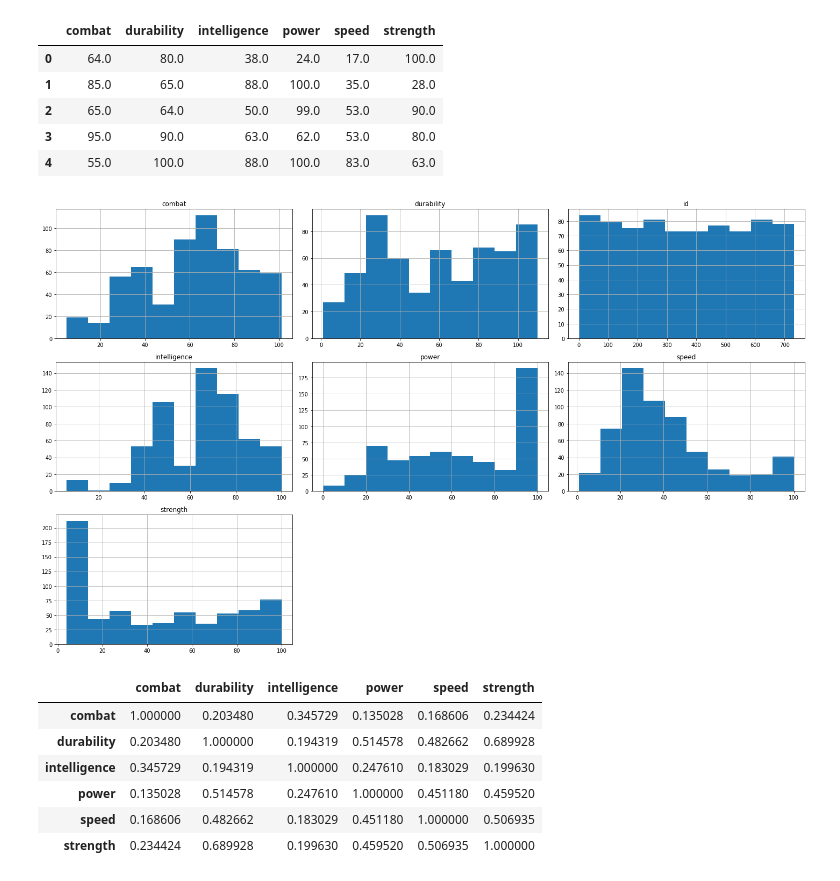
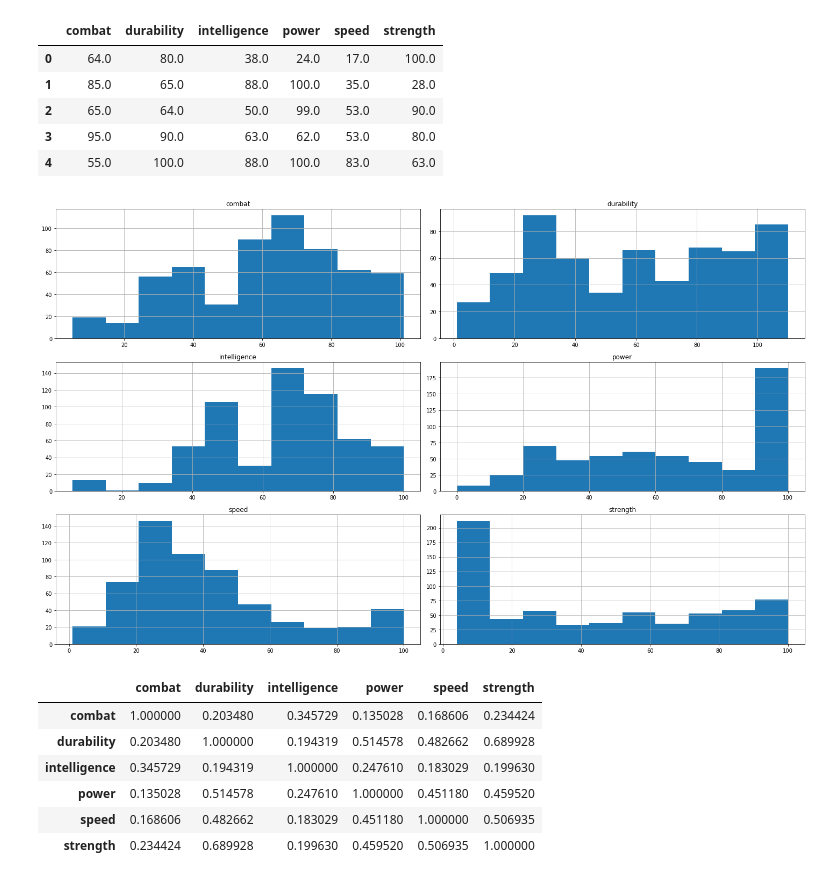
Before and after one commit to eddiecp426/Character-Classification, a Jupyter notebook: char_clean.ipynb, the cells around one changed output. Saved outputs shown, nothing was run; the diff lists cells and outputs as text; code cells hidden in the pictures.

```diff
--- a/char_clean.ipynb
+++ b/char_clean.ipynb
@@ -104,11 +104,11 @@ powers_df.head()
 | 4 | 55.0 | 100.0 | 88.0 | 100.0 | 83.0 | 63.0 |
 # %%
 #Viewing the distribution of powers
-char.hist(figsize = (20,12))
+powers_df.hist(figsize = (20,12))
 plt.tight_layout()
 plt.show()
 # %% [output]
-[figure, old version]
+[figure, new version]
 # %%
 power_corr = powers_df.corr()
 power_corr
```
Also changed, not shown: parts of 56 cells of this notebook, 2 other files.
